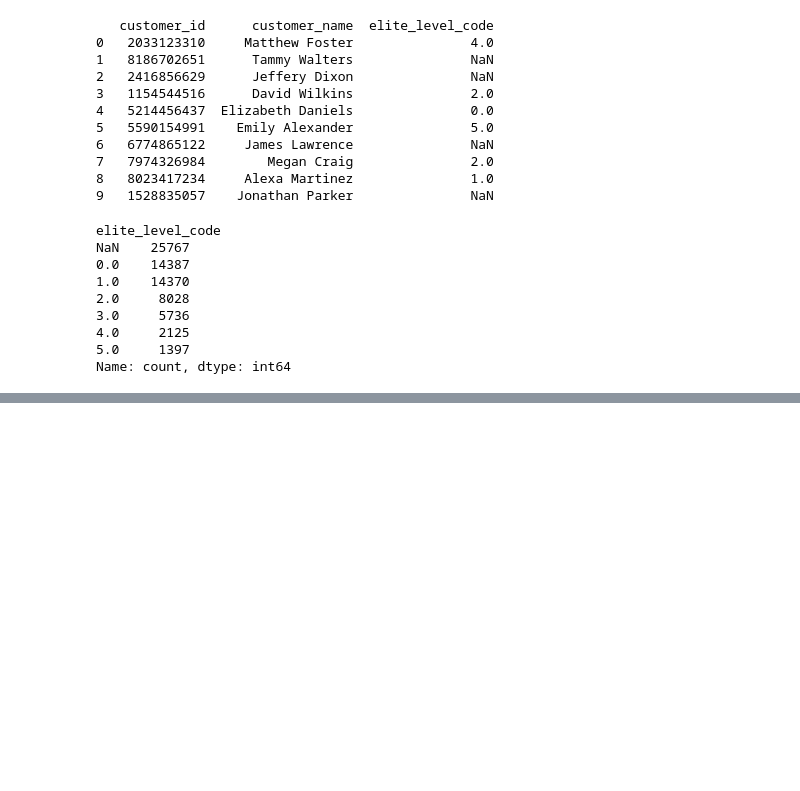
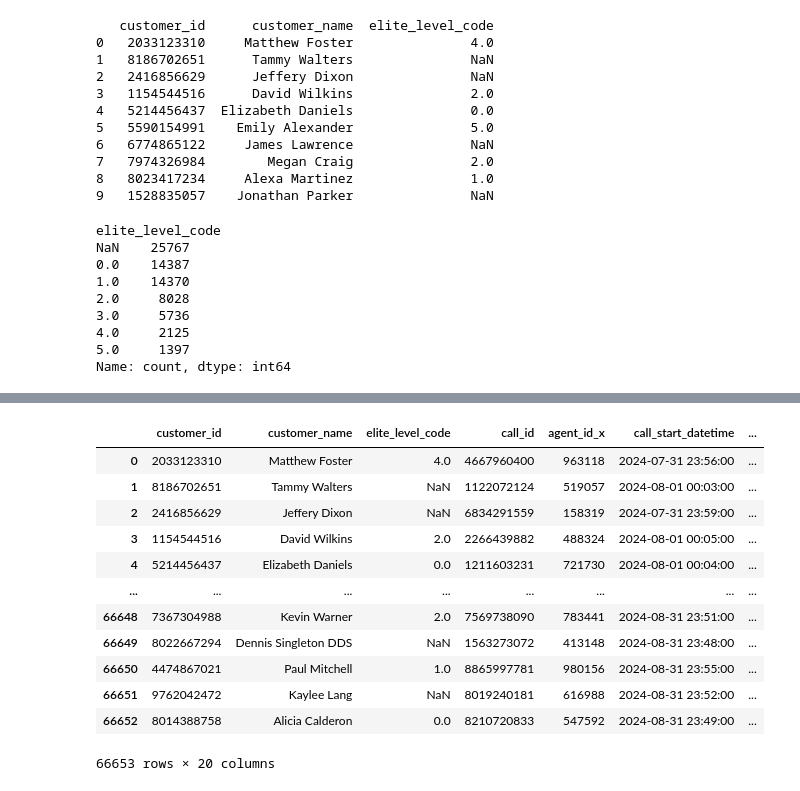
Before and after one commit to techkushagra/skyhackk, a Jupyter notebook: Main.ipynb, the cells around one changed output, grey strips where cells are left out. Drawn from its saved outputs; the diff is of its cells as text; code cells hidden in the pictures; blank space fills up the shorter version.

```diff
--- a/Main.ipynb
+++ b/Main.ipynb
@@ -903,0 +1400,18 @@ Top 9 Dates with the Highest AST (Average Speed to Answer):
+# %%
+merged_df
+model=merged_df
+model
+# %% [output]
+|  | customer_id | customer_name | elite_level_code | call_id | agent_id_x | call_start_datetime | ... |
+| 0 | 2033123310 | Matthew Foster | 4.0 | 4667960400 | 963118 | 2024-07-31 23:56:00 | ... |
+| 1 | 8186702651 | Tammy Walters | NaN | 1122072124 | 519057 | 2024-08-01 00:03:00 | ... |
+| 2 | 2416856629 | Jeffery Dixon | NaN | 6834291559 | 158319 | 2024-07-31 23:59:00 | ... |
+| 3 | 1154544516 | David Wilkins | 2.0 | 2266439882 | 488324 | 2024-08-01 00:05:00 | ... |
+| 4 | 5214456437 | Elizabeth Daniels | 0.0 | 1211603231 | 721730 | 2024-08-01 00:04:00 | ... |
+| ... | ... | ... | ... | ... | ... | ... | ... |
+| 66648 | 7367304988 | Kevin Warner | 2.0 | 7569738090 | 783441 | 2024-08-31 23:51:00 | ... |
+| 66649 | 8022667294 | Dennis Singleton DDS | NaN | 1563273072 | 413148 | 2024-08-31 23:48:00 | ... |
+| 66650 | 4474867021 | Paul Mitchell | 1.0 | 8865997781 | 980156 | 2024-08-31 23:55:00 | ... |
+| 66651 | 9762042472 | Kaylee Lang | NaN | 8019240181 | 616988 | 2024-08-31 23:52:00 | ... |
+| 66652 | 8014388758 | Alicia Calderon | 0.0 | 8210720833 | 547592 | 2024-08-31 23:49:00 | ... |
+66653 rows × 20 columns
```
Also changed, not shown: parts of 93 cells of this notebook, 1 other file.
